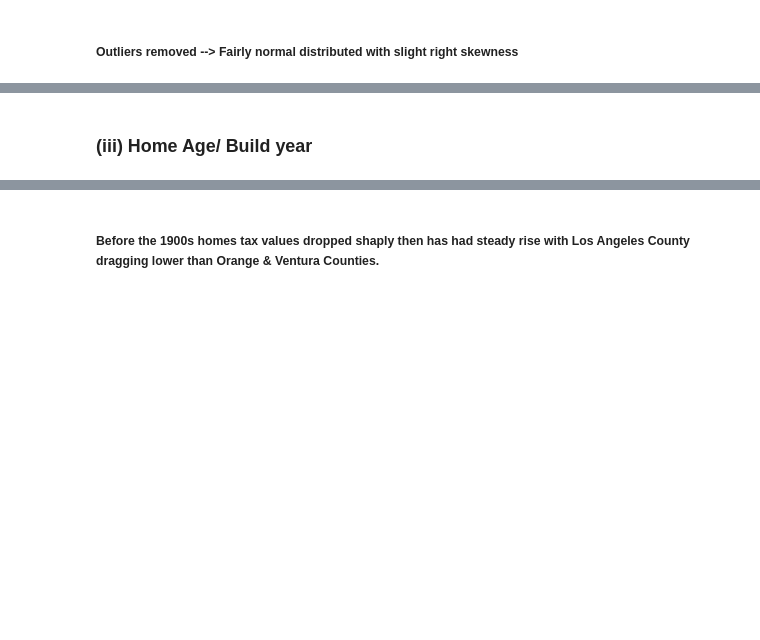
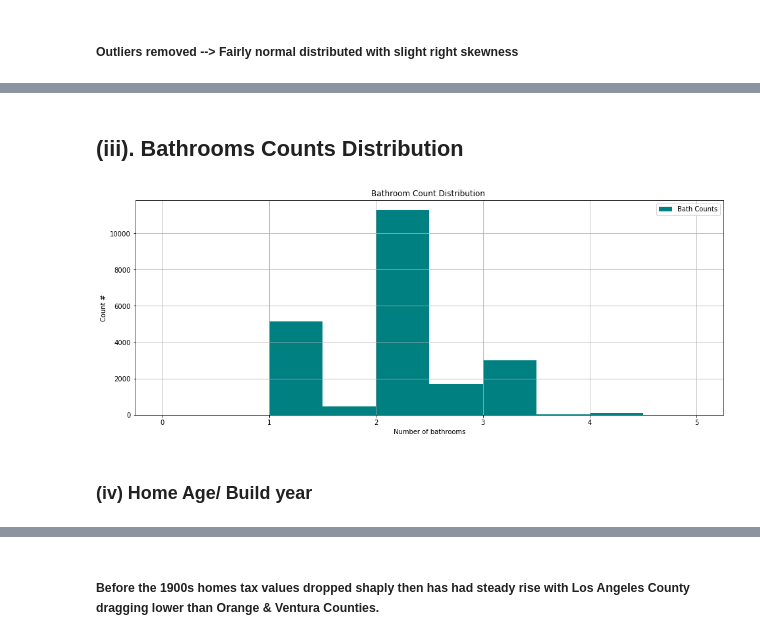
Before and after one commit to stephenkipkurui/regression-project, a Jupyter notebook: zillow_report.ipynb, the cells around one changed output, grey strips where cells are left out. Drawn from its saved outputs; the diff is of its cells as text; code cells hidden in the pictures; blank space fills up the shorter version.

```diff
--- a/zillow_report.ipynb
+++ b/zillow_report.ipynb
@@ -109,28 +115,30 @@ train.head(2)
 # %%
 # Split trans date into month and date and remove trailing .0 from year_built
 
-train['trans_month'] = pd.DatetimeIndex(train['trans_date']).month
+# Create transaction month for train set
+train['trans_month'] = pd.DatetimeIndex(train['trans_month']).month
 train['trans_day'] = pd.DatetimeIndex(train['trans_date']).day
 train['built_year'] = train['year_built'].astype('int64')
 train['zip_code'] = train['fips'].astype('int64')
 
-train = train.drop(columns = ['trans_date', 'year_built','fips'])
+train = train.drop(columns = ['trans_month', 'year_built','fips'])
 
-validate['trans_month'] = pd.DatetimeIndex(validate['trans_date']).month
+# Create transaction month for validate set
+validate['trans_month'] = pd.DatetimeIndex(validate['trans_month']).month
 validate['trans_day'] = pd.DatetimeIndex(validate['trans_date']).day
 validate['built_year'] = validate['year_built'].astype('int64')
 validate['zip_code'] = validate['fips'].astype('int64')
 
 validate = validate.drop(columns = ['trans_date', 'year_built','fips'])
-
-test['trans_month'] = pd.DatetimeIndex(test['trans_date']).month
+# Create transaction month for test set
+test['trans_month'] = pd.DatetimeIndex(test['trans_month']).month
 test['trans_day'] = pd.DatetimeIndex(test['trans_date']).day
 test['built_year'] = test['year_built'].astype('int64')
 test['zip_code'] = test['fips'].astype('int64')
 
-test = test.drop(columns = ['trans_date', 'year_built', 'fips'])
+test = test.drop(columns = ['trans_month', 'year_built', 'fips'])
 
-
+# Create city columns
 train['city'] = train.zip_code.replace({6037: 'Los Angeles', 6059:'Orange', 6111:'Ventura'})
 validate['city'] = validate.zip_code.replace({6037: 'Los Angeles', 6059:'Orange', 6111:'Ventura'})
 test['city'] = test.zip_code.replace({6037: 'Los Angeles', 6059:'Orange', 6111:'Ventura'})
@@ -246,5 +251,17 @@ plt.show()
+# %% [markdown]
+## (iii). Bathrooms Counts Distribution
+# %%
+plt.figure(figsize = (16, 6))
+plt.title('Bathroom Count Distribution ')
+plt.ylabel('Count #')
+plt.xlabel('Number of bathrooms')
+train.bath_count.hist(color = "teal", lw=0, label = 'Bath Counts')
+plt.legend()
+plt.show()
+# %% [output]
+[figure, added]
 # %% [markdown]
-### (iii) Home Age/ Build year
+### (iv) Home Age/ Build year
 # %%
 sns.relplot(data = train, x = 'built_year', y = 'assessed_value', hue = 'city', kind = 'line')
 plt.gcf().set_size_inches(16, 6)
```
Also changed, not shown: parts of 36 cells of this notebook.
